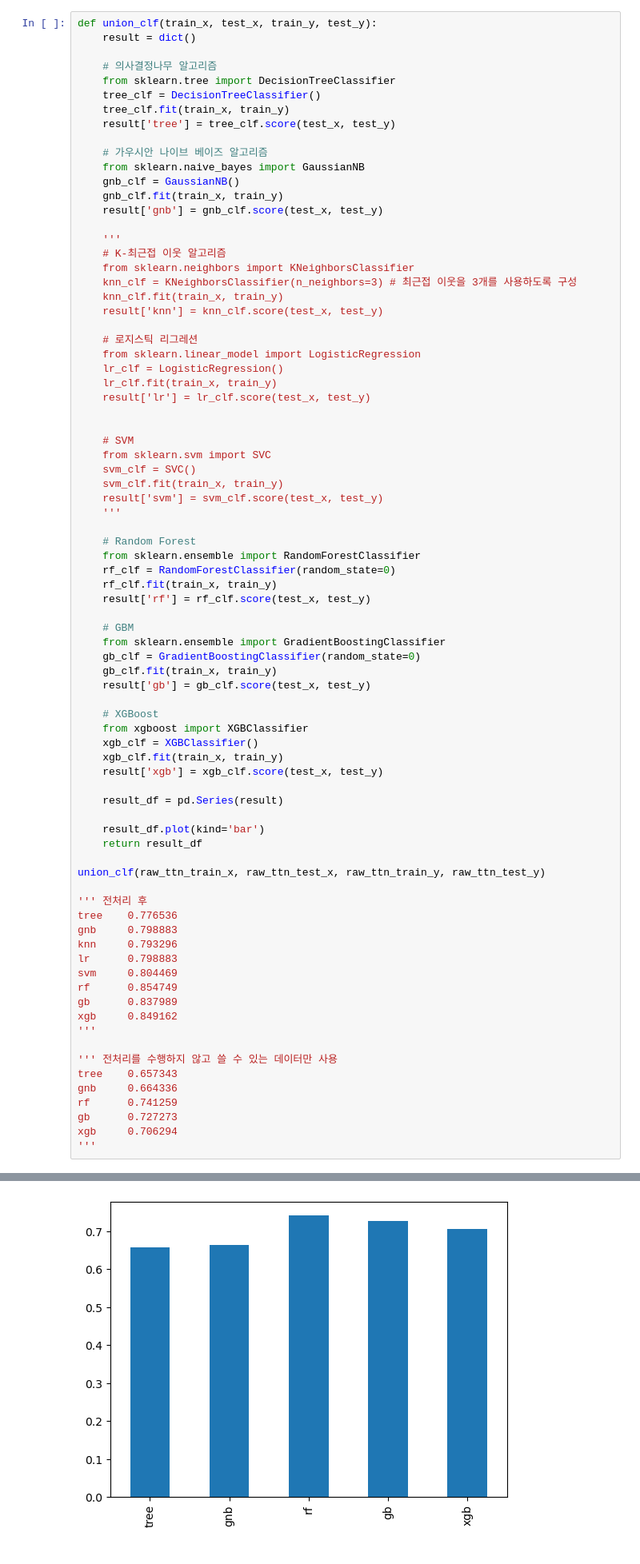
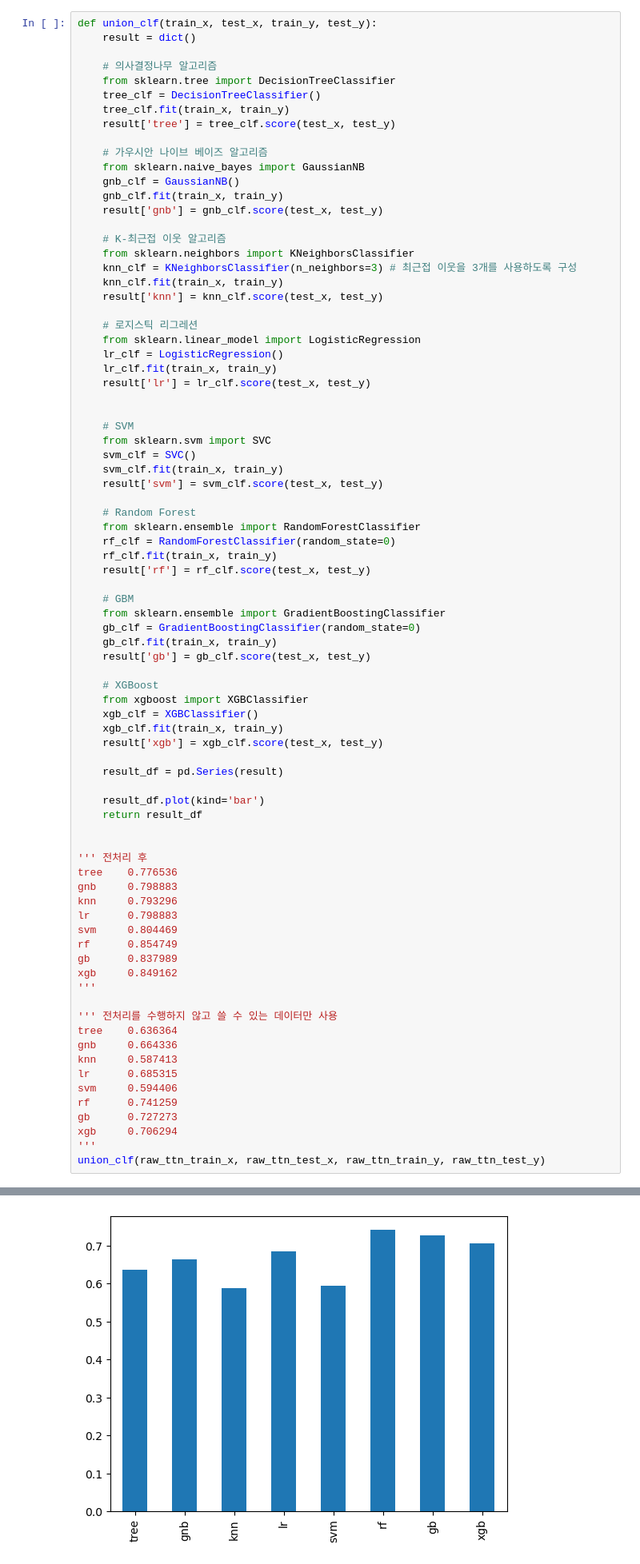
Before and after one commit to gasbugs/ML20221011, a Jupyter notebook: 03_머신러닝 알고리즘과 평가/15일차 - 분류 알고리즘.ipynb, the cells around one changed output, grey strips where cells are left out. Shown at 80% size. Drawn from its saved outputs; the diff is of its cells as text.

```diff
--- a/03_머신러닝 알고리즘과 평가/15일차 - 분류 알고리즘.ipynb
+++ b/03_머신러닝 알고리즘과 평가/15일차 - 분류 알고리즘.ipynb
@@ -220,7 +220,6 @@ def union_clf(train_x, test_x, train_y, test_y):
     gnb_clf.fit(train_x, train_y)
     result['gnb'] = gnb_clf.score(test_x, test_y)
 
-    '''
     # K-최근접 이웃 알고리즘
     from sklearn.neighbors import KNeighborsClassifier
     knn_clf = KNeighborsClassifier(n_neighbors=3) # 최근접 이웃을 3개를 사용하도록 구성
@@ -239,7 +238,6 @@ def union_clf(train_x, test_x, train_y, test_y):
     svm_clf = SVC()
     svm_clf.fit(train_x, train_y)
     result['svm'] = svm_clf.score(test_x, test_y)
-    '''
 
     # Random Forest
     from sklearn.ensemble import RandomForestClassifier
@@ -264,7 +262,6 @@ def union_clf(train_x, test_x, train_y, test_y):
     result_df.plot(kind='bar')
     return result_df
 
-union_clf(raw_ttn_train_x, raw_ttn_test_x, raw_ttn_train_y, raw_ttn_test_y)
 
 ''' 전처리 후
 tree    0.776536
@@ -278,10 +275,14 @@ xgb     0.849162
 '''
 
 ''' 전처리를 수행하지 않고 쓸 수 있는 데이터만 사용
-tree    0.657343
+tree    0.636364
 gnb     0.664336
+knn     0.587413
+lr      0.685315
+svm     0.594406
 rf      0.741259
 gb      0.727273
 xgb     0.706294
 '''
+union_clf(raw_ttn_train_x, raw_ttn_test_x, raw_ttn_train_y, raw_ttn_test_y)
 # %% [output]
@@ -295 +306 @@ dtype: float64
-[figure, old version]
+[figure, new version]
```
Also changed, not shown: parts of 1 cell of this notebook, 1 other file.
